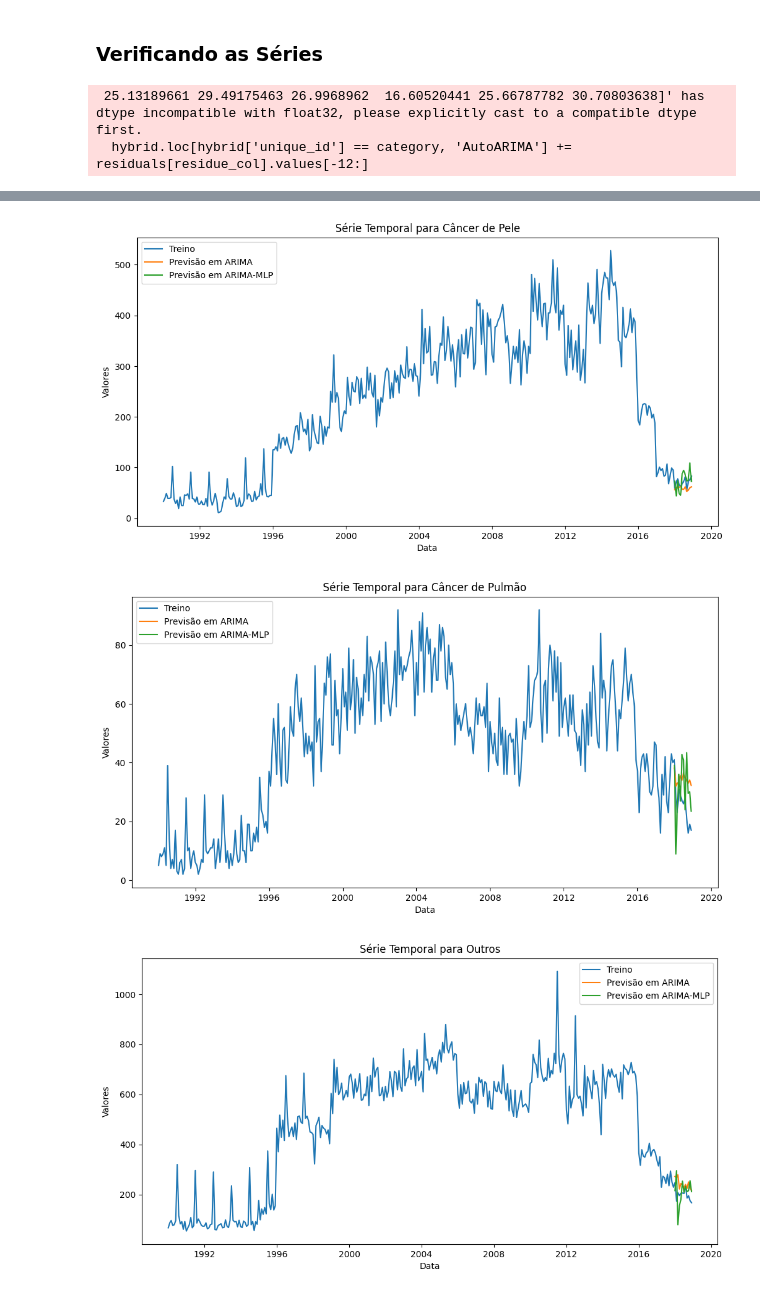
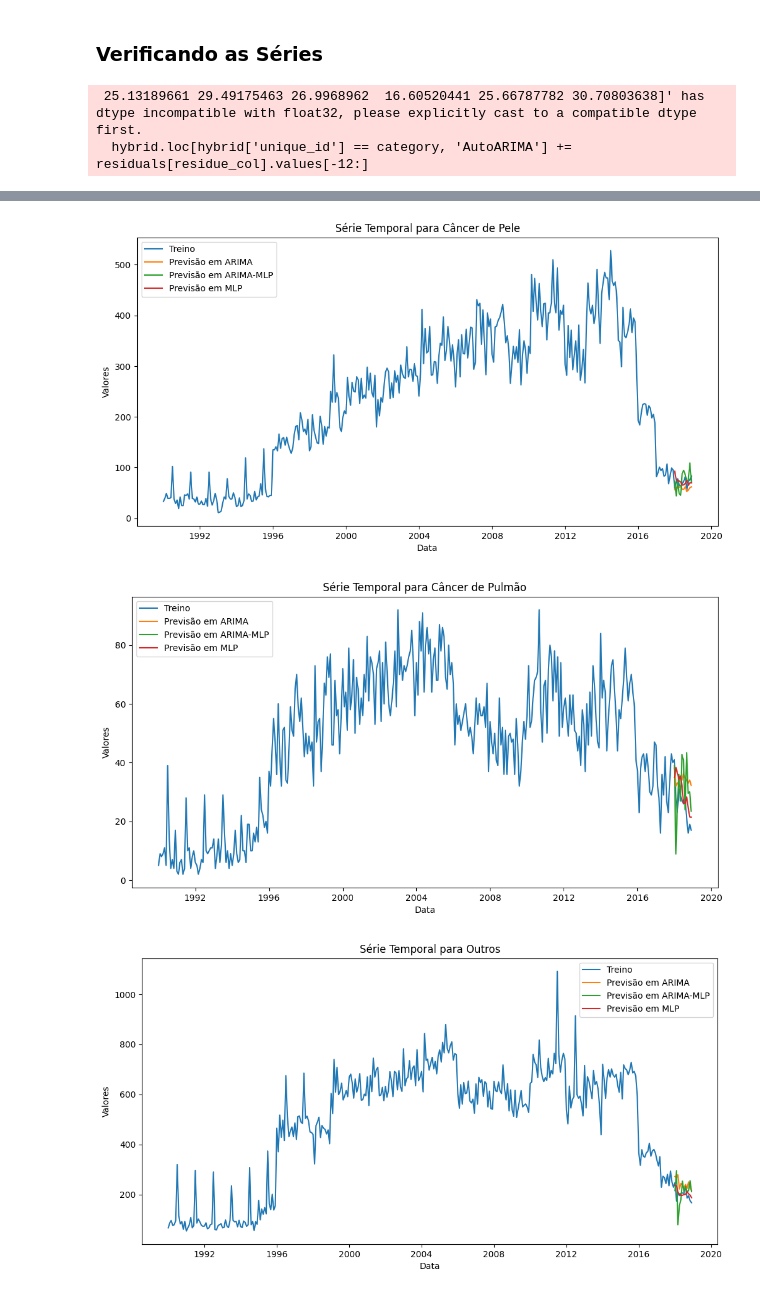
Before and after one commit to MateusVasc/IC-Cancer-Time-Series, a Jupyter notebook: Construindo o modelo hibrido/hibrido_main.ipynb, the cells around one changed output, grey strips where cells are left out. Drawn from its saved outputs; the diff is of its cells as text; code cells hidden in the pictures.

Commit message:
adicionando previsão apenas com mlp

```diff
--- a/Construindo o modelo hibrido/hibrido_main.ipynb
+++ b/Construindo o modelo hibrido/hibrido_main.ipynb
@@ -118,6 +118,35 @@ def prever_mlp(residuos, window_size):
         df_prev[coluna_nome] = prev_full
 
     return df_prev
+# %%
+def prever_mlp_serie_original(serie_temporal, window_size):
+    df_prev = pd.DataFrame()
+
+    for id in serie_temporal['unique_id'].unique():
+        serie = serie_temporal[serie_temporal['unique_id'] == id]['y'].values
+
+        # Criar lags
+        X, y = criar_lags(serie, window_size)
+
+        # Dividir em treino e teste (consistente com o ARIMA)
+        X_train, X_test = X[:-12], X[-12:]
+        y_train, y_test = y[:-12], y[-12:]
+
+        scaler = StandardScaler()
+        X_train = scaler.fit_transform(X_train)
+        X_test = scaler.transform(X_test)
+
+        mlp = MLPRegressor(hidden_layer_sizes=(100,100), max_iter=500, random_state=42)
+        mlp.fit(X_train, y_train)
+        y_pred = mlp.predict(X_test)
+
+        prev_full = np.concatenate((mlp.predict(X_train), y_pred), axis=0)
+
+        # Criar dataframe com previsões
+        coluna_nome = f'{id}'
+        df_prev[coluna_nome] = prev_full
+
+    return df_prev
 # %%
 def concatenar_datasets(*dataframes):
     dataframe_concatenado = pd.concat(dataframes, ignore_index=True)
@@ -199,6 +228,8 @@ See the caveats in the documentation: https://pandas.pydata.org/pandas-docs/stab
   df_regioes['year_month'] = df_regioes['Data de Diagnostico'].dt.to_period('M')
 # %%
 forecast, fitted = prever_arima(serie_nordeste)
+# %%
+mlp_serie_original = prever_mlp_serie_original(serie_nordeste, 5)
 # %%
 serie_residuos = modelar_residuos(serie_nordeste, forecast, fitted)
 # %%
@@ -234,7 +265,7 @@ def create_hybrid_series(forecast, residuals):
 
     return hybrid
 # %%
-def plot_all_series(series, forecast, hybrid):
+def plot_all_series(series, forecast, mlp, hybrid):
     unique_ids = series['unique_id'].unique()
 
     for uid in unique_ids:
@@ -244,9 +275,15 @@ def plot_all_series(series, forecast, hybrid):
         forecast_temp = forecast[forecast['unique_id'] == uid]
         hybrid_temp = hybrid[hybrid['unique_id'] == uid]
 
+        # Extraindo os últimos 12 meses das datas da série original
+        last_12_dates = series_temp['ds'].iloc[-12:].values
+        # Extraindo as previsões do MLP para os últimos 12 meses
+        mlp_temp = mlp[uid].iloc[-12:].values
+
         plt.plot(series_temp['ds'], series_temp['y'], label='Treino')
         plt.plot(forecast_temp['ds'], forecast_temp['AutoARIMA'], label='Previsão em ARIMA')
         plt.plot(hybrid_temp['ds'], hybrid_temp['AutoARIMA'], label='Previsão em ARIMA-MLP')
+        plt.plot(last_12_dates, mlp_temp, label='Previsão em MLP')
 
         plt.title(f'Série Temporal para {uid}')
         plt.xlabel('Data')
@@ -254,7 +291,7 @@ def plot_all_series(series, forecast, hybrid):
         plt.legend()
         plt.show()
 # %%
-plot_all_series(serie_nordeste, forecast, create_hybrid_series(forecast, mlp))
+plot_all_series(serie_nordeste, forecast, mlp_serie_original, create_hybrid_series(forecast, mlp))
 # %% [output]
  25.13189661 29.49175463 26.9968962  16.60520441 25.66787782 30.70803638]' has dtype incompatible with float32, please explicitly cast to a compatible dtype first.
   hybrid.loc[hybrid['unique_id'] == category, 'AutoARIMA'] += residuals[residue_col].values[-12:]
@@ -264,3 +301,3 @@ plot_all_series(serie_nordeste, forecast, create_hybrid_series(forecast, mlp))
-[figure, old version]
+[figure, new version]
-[figure, old version]
+[figure, new version]
-[figure, old version]
+[figure, new version]
```
Also changed, not shown: parts of 1 cell of this notebook.
